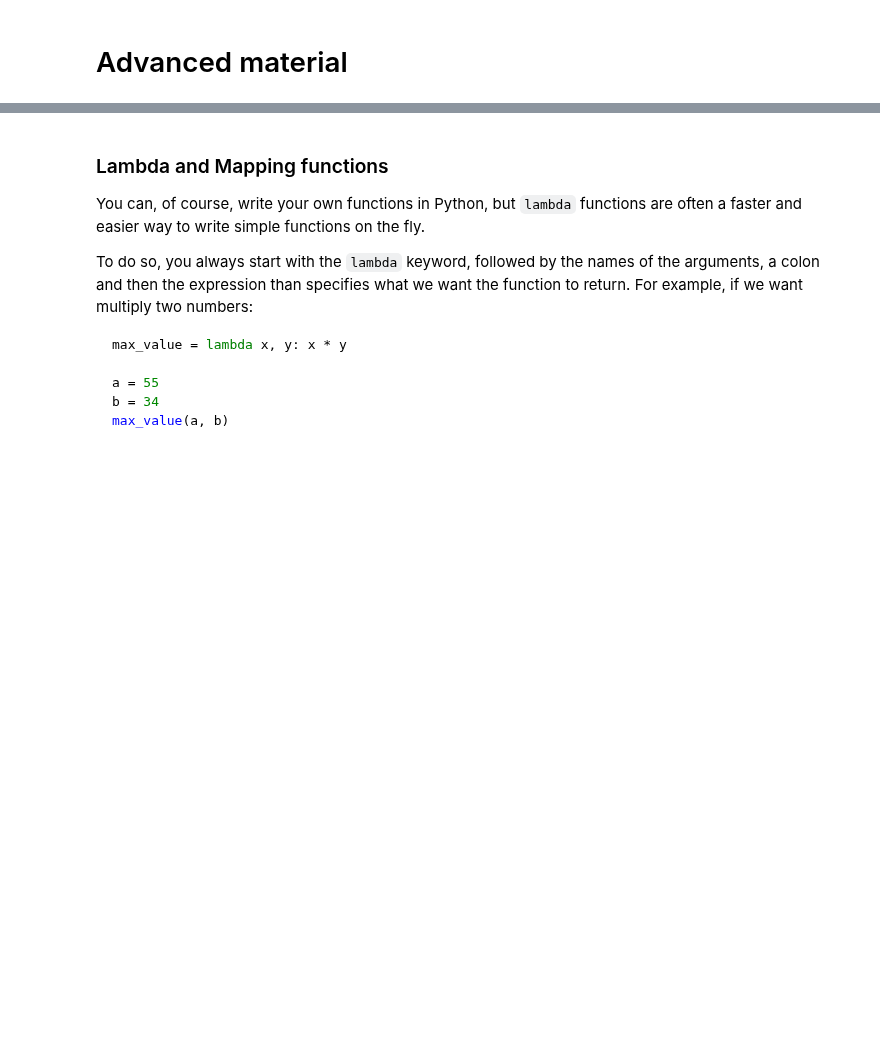
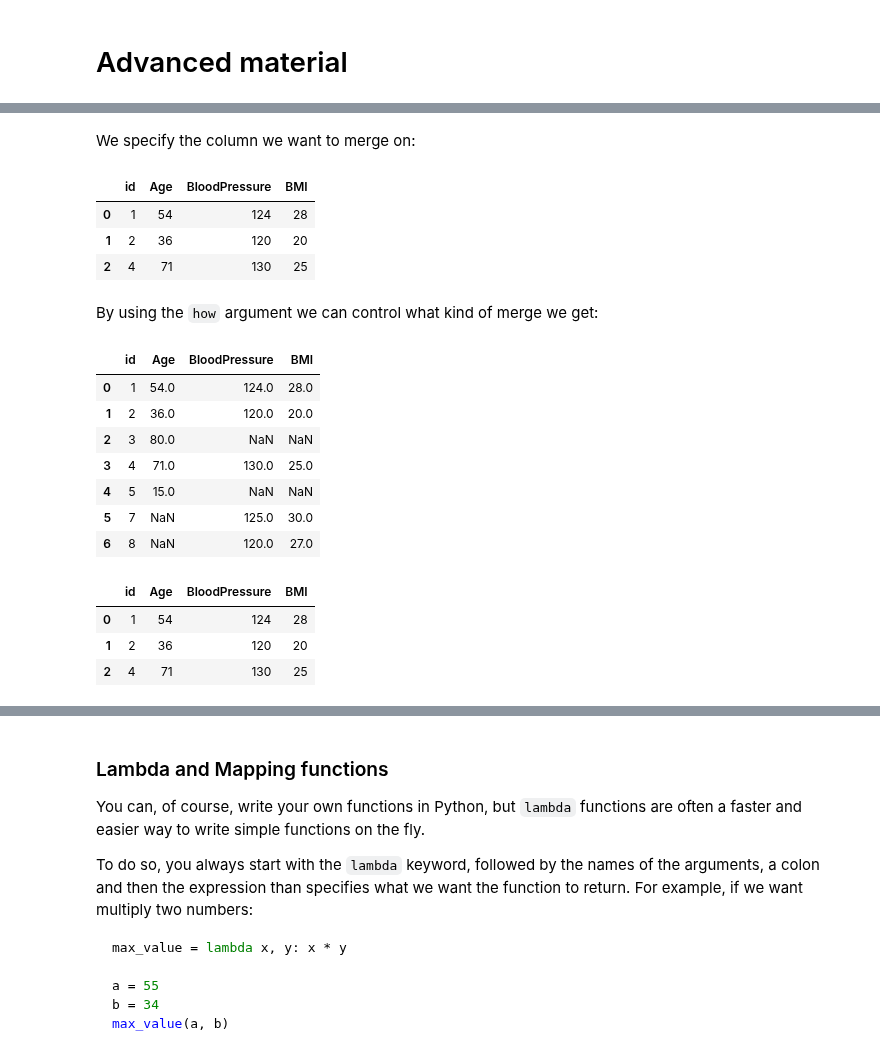
Before and after one commit to Center-for-Health-Data-Science/PythonTsunami, a Jupyter notebook: Pandas/Pandas_HZ.ipynb, the cells around one changed output, grey strips where cells are left out. Drawn from its saved outputs; the diff is of its cells as text; code cells hidden in the pictures; blank space fills up the shorter version.

```diff
--- a/Pandas/Pandas_HZ.ipynb
+++ b/Pandas/Pandas_HZ.ipynb
@@ -1126,0 +1201,8 @@
+# %%
+#The first dataframe
+
+data1 = {'id': ['1', '2', '3', '4', '5'],
+         'Age': [54, 36, 80, 71, 15]}
+df1 = pd.DataFrame(data1)
+
+df1
@@ -1126,0 +1216,7 @@
+# %%
+data2 = {'id': ['1', '2', '4', '7', '8'],
+         'BloodPressure': [124, 120, 130, 125, 120],
+         'BMI': [28, 20, 25, 30, 27]}
+df2 = pd.DataFrame(data2)
+
+df2
@@ -1126,0 +1230,32 @@
+# %% [markdown]
+We specify the column we want to merge on:
+# %%
+merger_df = pd.merge(df1, df2, on='id')
+merger_df
+# %% [output]
+|  | id | Age | BloodPressure | BMI |
+| 0 | 1 | 54 | 124 | 28 |
+| 1 | 2 | 36 | 120 | 20 |
+| 2 | 4 | 71 | 130 | 25 |
+# %% [markdown]
+By using the `how` argument we can control what kind of merge we get:
+# %%
+merger_df = pd.merge(df1, df2, on='id', how= 'outer')
+merger_df
+# %% [output]
+|  | id | Age | BloodPressure | BMI |
+| 0 | 1 | 54.0 | 124.0 | 28.0 |
+| 1 | 2 | 36.0 | 120.0 | 20.0 |
+| 2 | 3 | 80.0 | NaN | NaN |
+| 3 | 4 | 71.0 | 130.0 | 25.0 |
+| 4 | 5 | 15.0 | NaN | NaN |
+| 5 | 7 | NaN | 125.0 | 30.0 |
+| 6 | 8 | NaN | 120.0 | 27.0 |
+# %%
+merger_df = pd.merge(df1, df2, on='id', how = 'inner')
+merger_df
+# %% [output]
+|  | id | Age | BloodPressure | BMI |
+| 0 | 1 | 54 | 124 | 28 |
+| 1 | 2 | 36 | 120 | 20 |
+| 2 | 4 | 71 | 130 | 25 |
```
Also changed, not shown: parts of 16 cells of this notebook.
